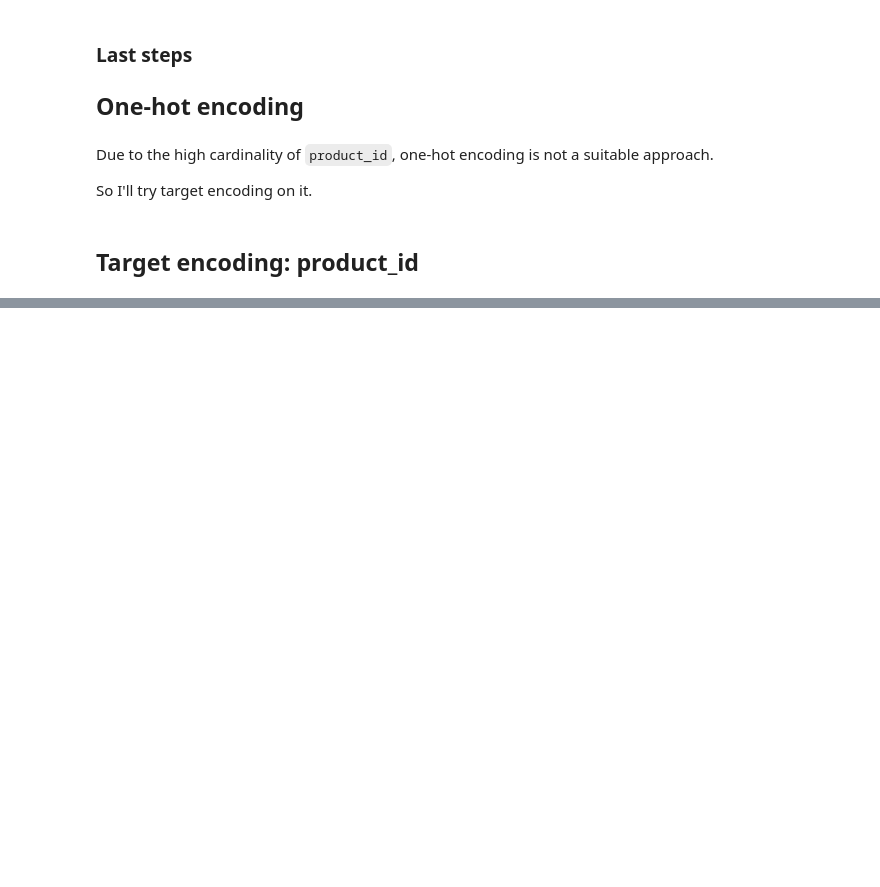
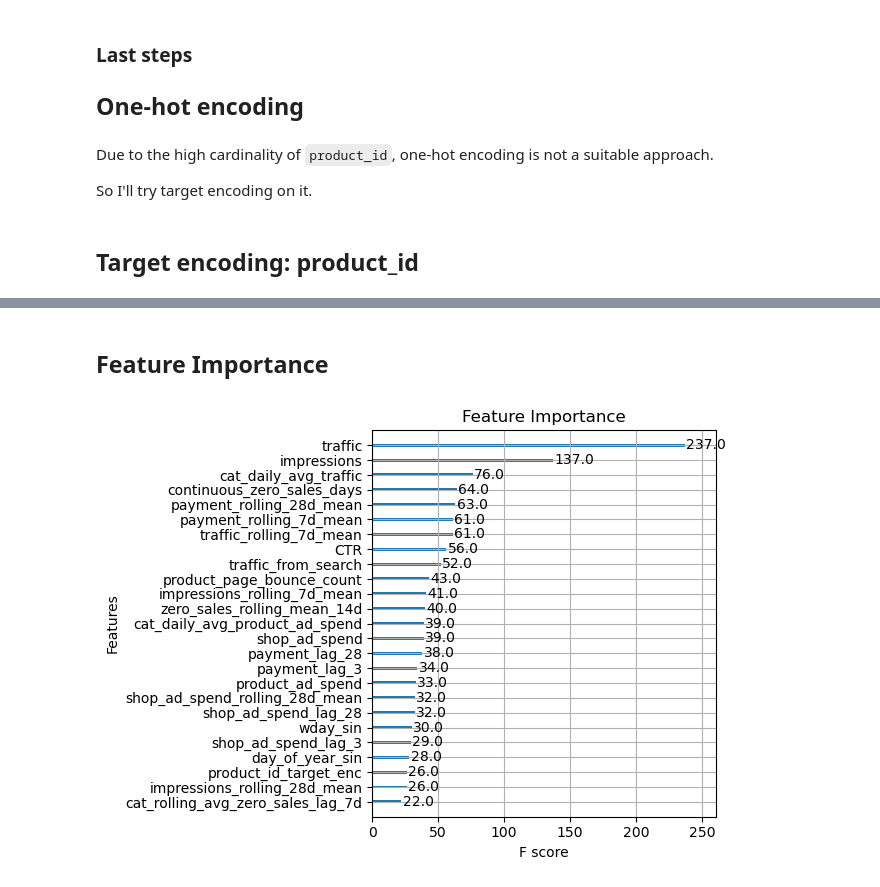
Before and after one commit to theneighbor73/ecommerce_sales_prediction_model, a Jupyter notebook: simple_ecom_sales_prediction_model.ipynb, the cells around one changed output, grey strips where cells are left out. Drawn from its saved outputs; the diff is of its cells as text; code cells hidden in the pictures; blank space fills up the shorter version.

```diff
--- a/simple_ecom_sales_prediction_model.ipynb
+++ b/simple_ecom_sales_prediction_model.ipynb
@@ -464,0 +625,9 @@ demand = demand.drop(['wday', 'month', 'week_of_month', 'product_name', 'day_of_
+# %% [markdown]
+## Feature Importance
+# %%
+xgb.plot_importance(model, max_num_features=25)
+plt.title("Feature Importance")
+plt.tight_layout()
+plt.show()
+# %% [output]
+[figure, added]
```
Also changed, not shown: parts of 18 cells of this notebook, 1 other file.
